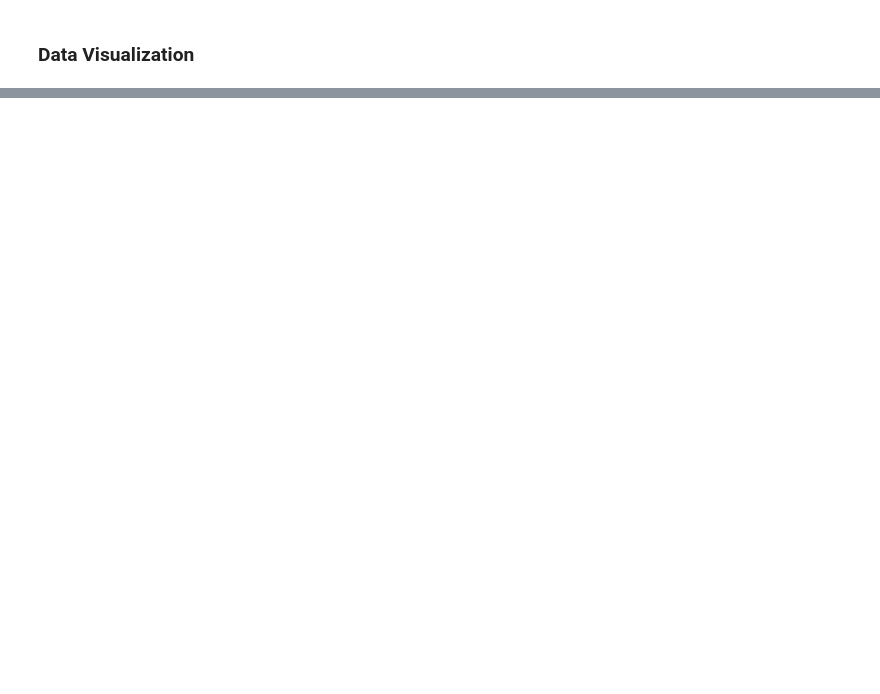
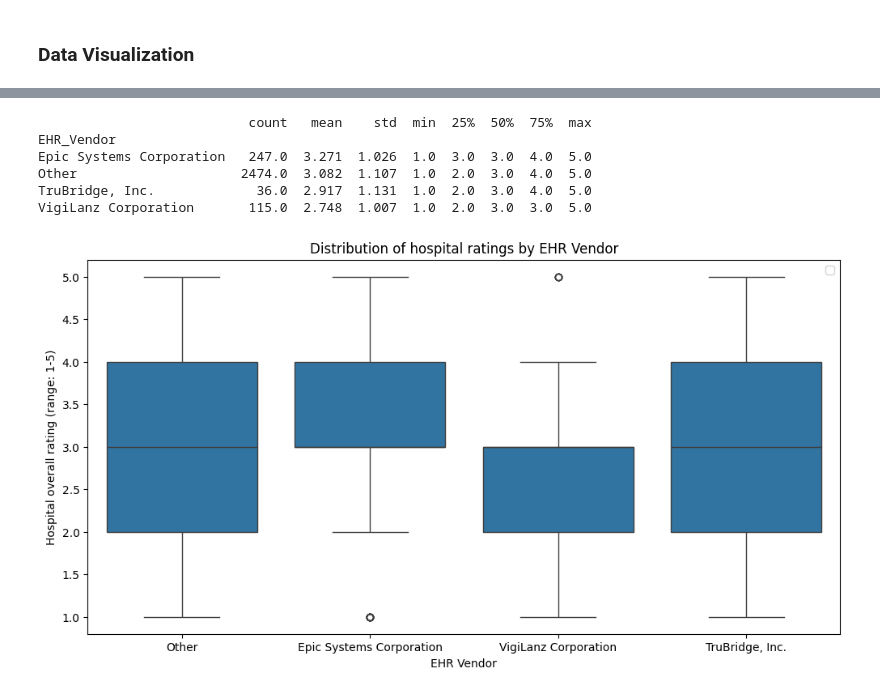
Before and after one commit to Hychow-gh/SI_618_Project, a Jupyter notebook: Project_Part_1.ipynb, the cells around one changed output, grey strips where cells are left out. Saved outputs shown, nothing was run; the diff lists cells and outputs as text; code cells hidden in the pictures; blank space fills up the shorter version.

```diff
--- a/Project_Part_1.ipynb
+++ b/Project_Part_1.ipynb
@@ -13,2 +126,14 @@
 # %% [markdown]
 ### Data Manipulation
+# %%
+# Merge the two datasets on Facility ID
+hospital_general_info['Facility ID'] = hospital_general_info['Facility ID'].astype(str)
+promoting_interoperability['Facility ID'] = promoting_interoperability['Facility ID'].astype(str)
+
+merged_df = pd.merge(
+    hospital_general_info,
+    promoting_interoperability,
+    on='Facility ID',
+    how='left'
+)
+print(f"Merged Dataset Shape: {merged_df.shape}")
@@ -391,0 +255,19 @@ memory usage: 251.2+ KB
+# %%
+# Question 2: Is there a discernible difference in quality outcomes among hospitals using different major EHR vendors (e.g., Epic vs. Cerner vs. MEDITECH)?
+vender_describe = merged_df.groupby('EHR_Vendor')['rating_numeric'].describe().sort_index()
+print(vender_describe.round(3))
+plt.figure(figsize=(12, 6))
+sns.boxplot(data=merged_df, x='EHR_Vendor', y='rating_numeric')
+plt.title('Distribution of hospital ratings by EHR Vendor')
+plt.xlabel('EHR Vendor')
+plt.ylabel('Hospital overall rating (range: 1-5)')
+plt.legend()
+plt.show()
+# %% [output]
+                           count   mean    std  min  25%  50%  75%  max
+EHR_Vendor
+Epic Systems Corporation   247.0  3.271  1.026  1.0  3.0  3.0  4.0  5.0
+Other                     2474.0  3.082  1.107  1.0  2.0  3.0  4.0  5.0
+TruBridge, Inc.             36.0  2.917  1.131  1.0  2.0  3.0  4.0  5.0
+VigiLanz Corporation       115.0  2.748  1.007  1.0  2.0  3.0  3.0  5.0
+[figure, added]
```
Also changed, not shown: parts of 56 cells of this notebook, 1 other file.
